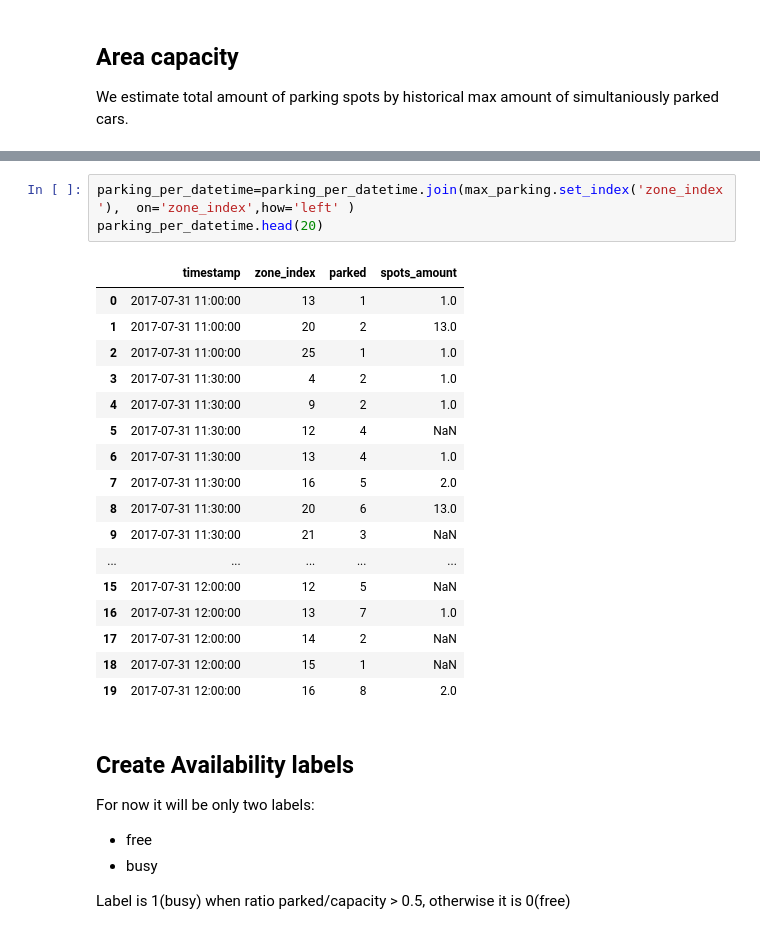
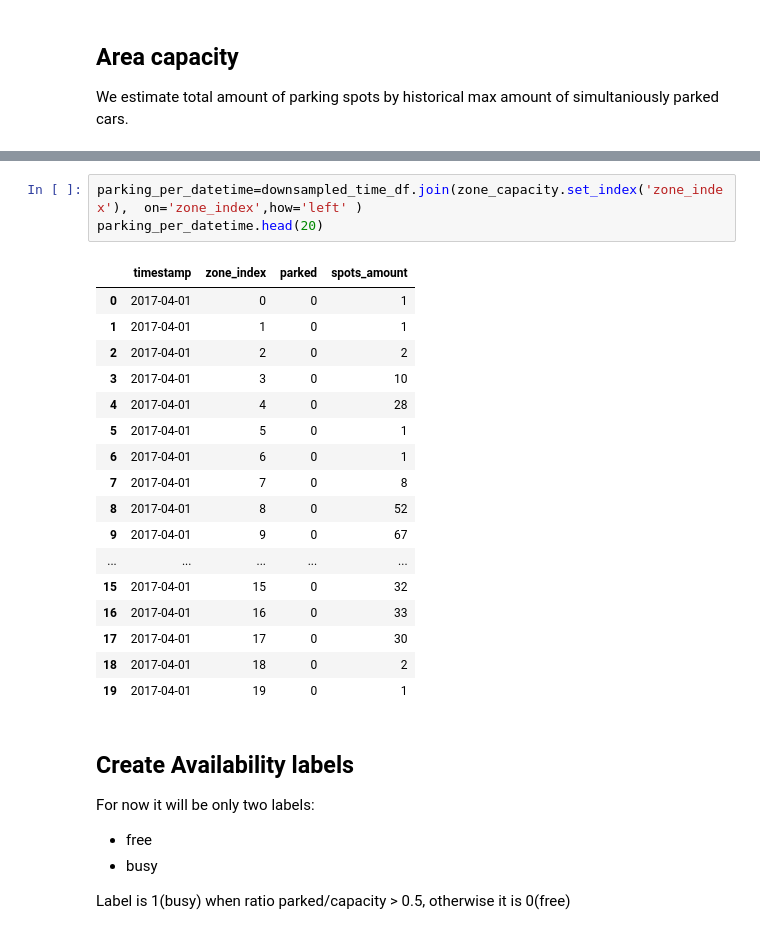
Before and after one commit to zavolokas/ParkingAvailability, a Jupyter notebook: ijburg.ipynb, the cells around one changed output, grey strips where cells are left out. Cells and saved outputs as stored; diff of their text form.

```diff
--- a/ijburg.ipynb
+++ b/ijburg.ipynb
@@ -288,24 +343,24 @@ parking_per_datetime.head(10)
 # %%
-parking_per_datetime=parking_per_datetime.join(max_parking.set_index('zone_index'),  on='zone_index',how='left' )
+parking_per_datetime=downsampled_time_df.join(zone_capacity.set_index('zone_index'),  on='zone_index',how='left' )
 parking_per_datetime.head(20)
 # %% [output]
 |  | timestamp | zone_index | parked | spots_amount |
-| 0 | 2017-07-31 11:00:00 | 13 | 1 | 1.0 |
-| 1 | 2017-07-31 11:00:00 | 20 | 2 | 13.0 |
-| 2 | 2017-07-31 11:00:00 | 25 | 1 | 1.0 |
-| 3 | 2017-07-31 11:30:00 | 4 | 2 | 1.0 |
-| 4 | 2017-07-31 11:30:00 | 9 | 2 | 1.0 |
-| 5 | 2017-07-31 11:30:00 | 12 | 4 | NaN |
-| 6 | 2017-07-31 11:30:00 | 13 | 4 | 1.0 |
-| 7 | 2017-07-31 11:30:00 | 16 | 5 | 2.0 |
-| 8 | 2017-07-31 11:30:00 | 20 | 6 | 13.0 |
-| 9 | 2017-07-31 11:30:00 | 21 | 3 | NaN |
+| 0 | 2017-04-01 | 0 | 0 | 1 |
+| 1 | 2017-04-01 | 1 | 0 | 1 |
+| 2 | 2017-04-01 | 2 | 0 | 2 |
+| 3 | 2017-04-01 | 3 | 0 | 10 |
+| 4 | 2017-04-01 | 4 | 0 | 28 |
+| 5 | 2017-04-01 | 5 | 0 | 1 |
+| 6 | 2017-04-01 | 6 | 0 | 1 |
+| 7 | 2017-04-01 | 7 | 0 | 8 |
+| 8 | 2017-04-01 | 8 | 0 | 52 |
+| 9 | 2017-04-01 | 9 | 0 | 67 |
 | ... | ... | ... | ... | ... |
-| 15 | 2017-07-31 12:00:00 | 12 | 5 | NaN |
-| 16 | 2017-07-31 12:00:00 | 13 | 7 | 1.0 |
-| 17 | 2017-07-31 12:00:00 | 14 | 2 | NaN |
-| 18 | 2017-07-31 12:00:00 | 15 | 1 | NaN |
-| 19 | 2017-07-31 12:00:00 | 16 | 8 | 2.0 |
+| 15 | 2017-04-01 | 15 | 0 | 32 |
+| 16 | 2017-04-01 | 16 | 0 | 33 |
+| 17 | 2017-04-01 | 17 | 0 | 30 |
+| 18 | 2017-04-01 | 18 | 0 | 2 |
+| 19 | 2017-04-01 | 19 | 0 | 1 |
 # %% [markdown]
 ## Create Availability labels
 
```
Also changed, not shown: parts of 35 cells of this notebook.
